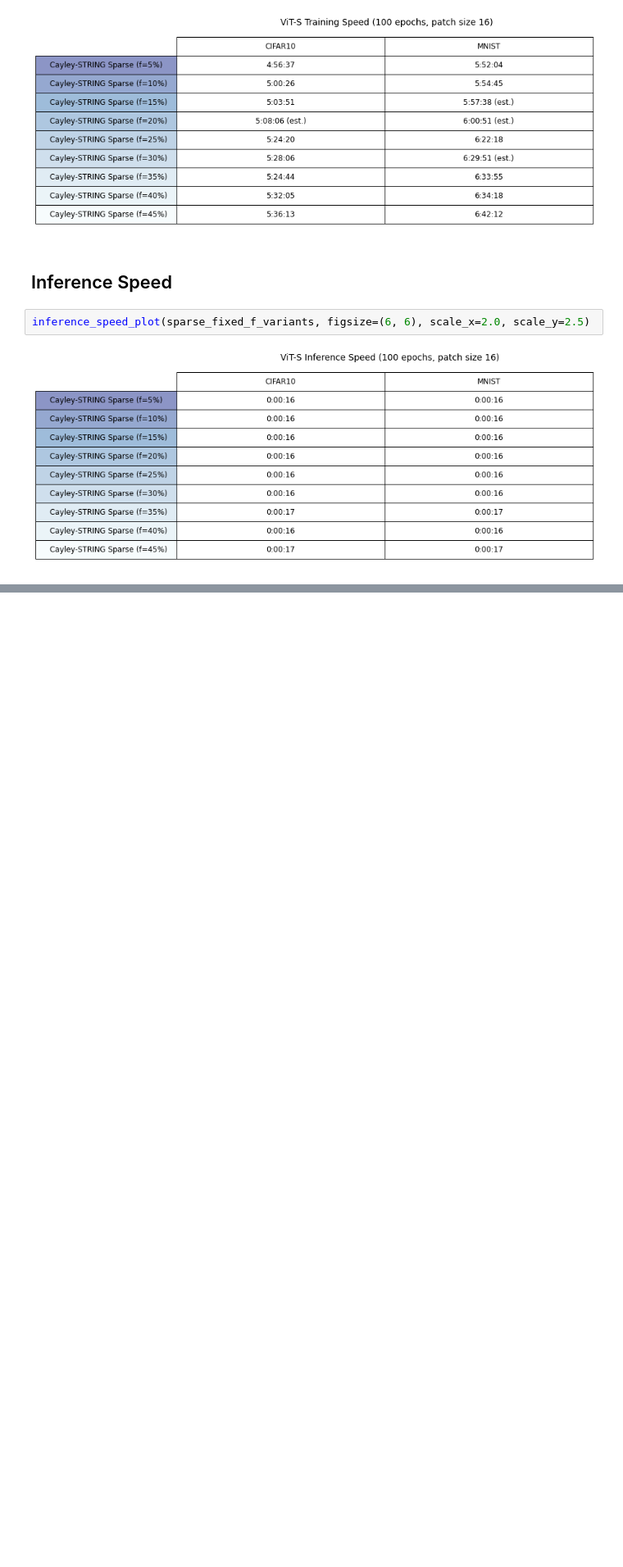
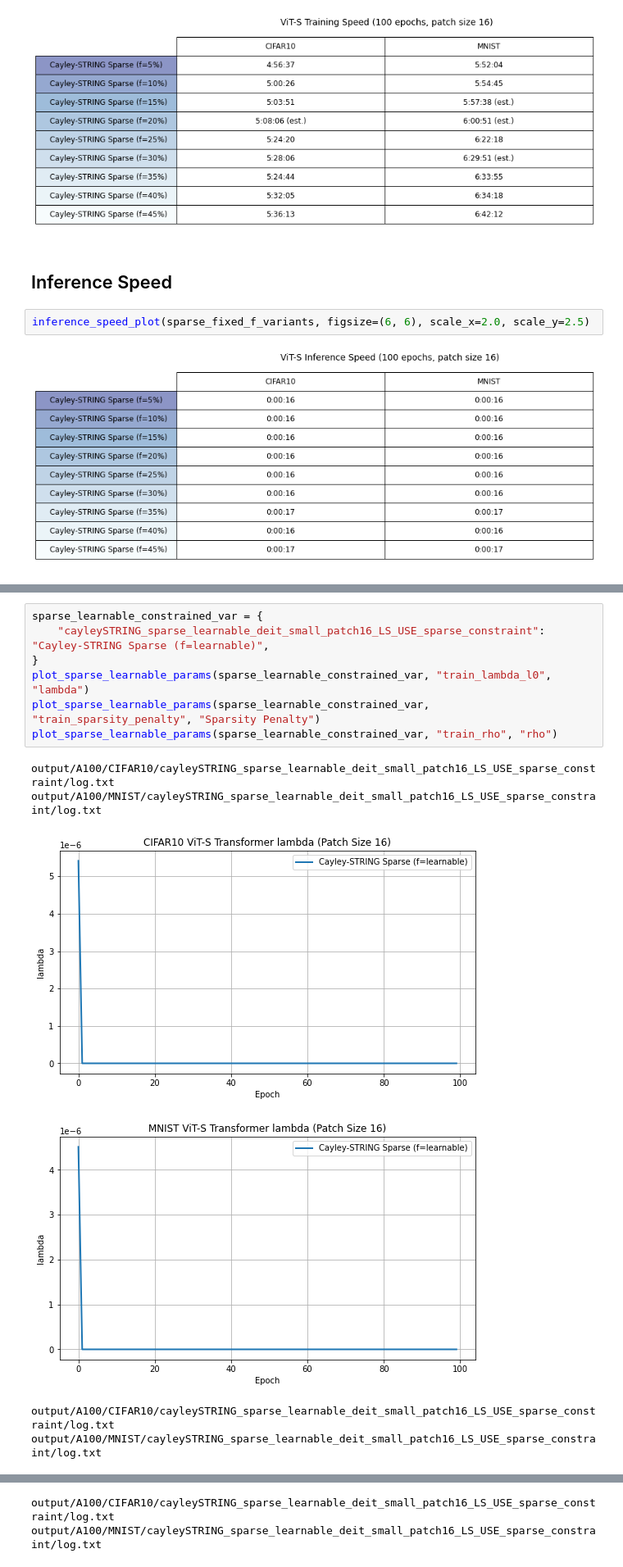
Before and after one commit to mariafernandasf/data-mining-project, a Jupyter notebook: plot_experiment_results_new.ipynb, the cells around one changed output, grey strips where cells are left out. Shown at 82% size. Saved outputs shown, nothing was run; the diff lists cells and outputs as text; blank space fills up the shorter version.

```diff
--- a/plot_experiment_results_new.ipynb
+++ b/plot_experiment_results_new.ipynb
@@ -408,0 +487,14 @@ inference_speed_plot(sparse_fixed_f_variants, figsize=(6, 6), scale_x=2.0, scale
+# %%
+sparse_learnable_constrained_var = {
+    "cayleySTRING_sparse_learnable_deit_small_patch16_LS_USE_sparse_constraint": "Cayley-STRING Sparse (f=learnable)",
+}
+plot_sparse_learnable_params(sparse_learnable_constrained_var, "train_lambda_l0", "lambda")
+plot_sparse_learnable_params(sparse_learnable_constrained_var, "train_sparsity_penalty", "Sparsity Penalty")
+plot_sparse_learnable_params(sparse_learnable_constrained_var, "train_rho", "rho")
+# %% [output]
+output/A100/CIFAR10/cayleySTRING_sparse_learnable_deit_small_patch16_LS_USE_sparse_constraint/log.txt
+output/A100/MNIST/cayleySTRING_sparse_learnable_deit_small_patch16_LS_USE_sparse_constraint/log.txt
+[figure, added]
+[figure, added]
+output/A100/CIFAR10/cayleySTRING_sparse_learnable_deit_small_patch16_LS_USE_sparse_constraint/log.txt
+output/A100/MNIST/cayleySTRING_sparse_learnable_deit_small_patch16_LS_USE_sparse_constraint/log.txt
@@ -408,0 +503,2 @@ inference_speed_plot(sparse_fixed_f_variants, figsize=(6, 6), scale_x=2.0, scale
+output/A100/CIFAR10/cayleySTRING_sparse_learnable_deit_small_patch16_LS_USE_sparse_constraint/log.txt
+output/A100/MNIST/cayleySTRING_sparse_learnable_deit_small_patch16_LS_USE_sparse_constraint/log.txt
```
Also changed, not shown: parts of 10 cells of this notebook.
